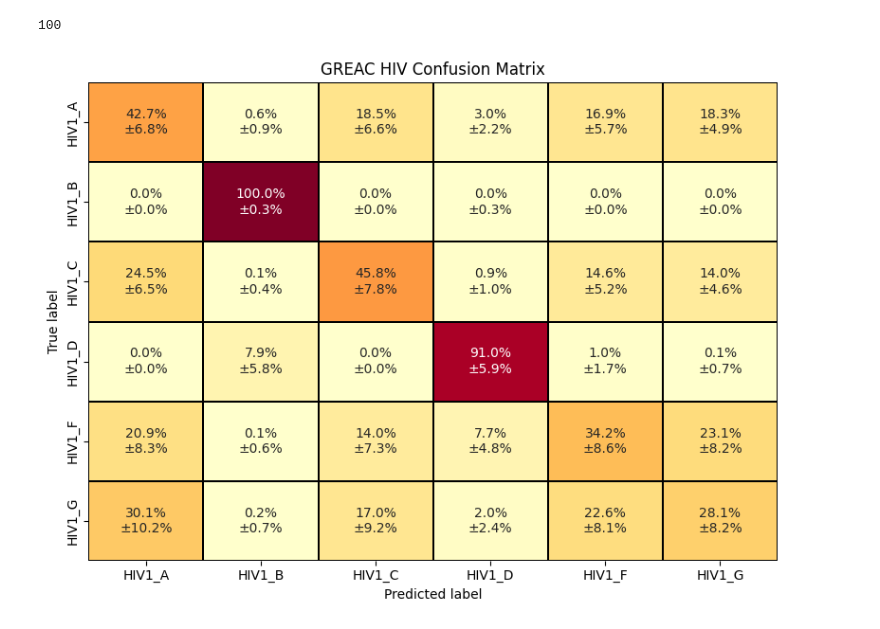
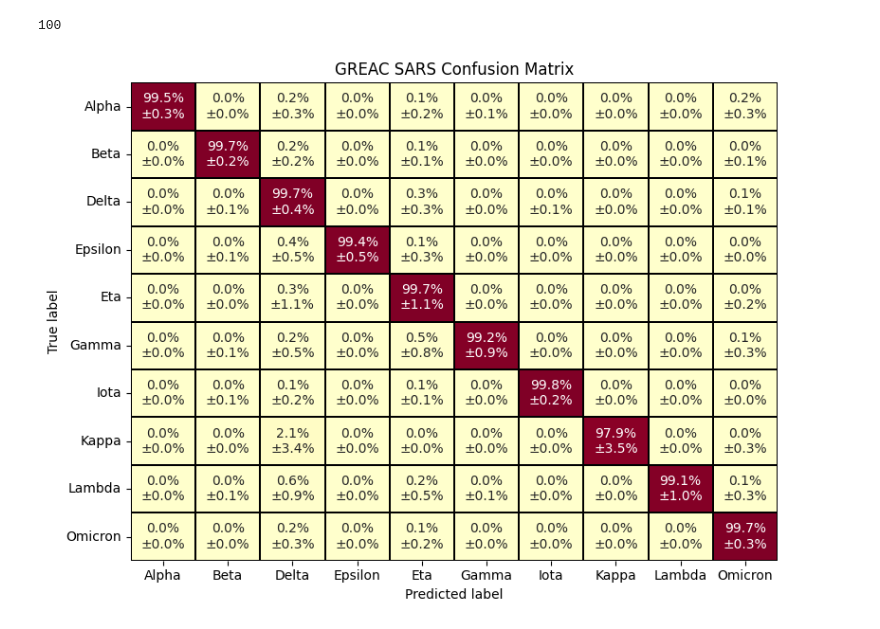
Before and after one commit to SALIPE/genomic-extractor, a Jupyter notebook: notebooks/graph_gen.ipynb, the cells around one changed output. Drawn from its saved outputs; the diff is of its cells as text; code cells hidden in the pictures.

```diff
--- a/notebooks/graph_gen.ipynb
+++ b/notebooks/graph_gen.ipynb
@@ -196,15 +196,16 @@ def analyze_confusion_matrices_from_csv(csv_file_path):
 
     return np.array(confusion_matrices)
 # %%
-# labels = ["Omicron","Beta","Epsilon","Eta","Gamma","Lambda","Delta","Kappa","Iota","Alpha"]
+labels = ["Omicron","Beta","Epsilon","Eta","Gamma","Lambda","Delta","Kappa","Iota","Alpha"]
 # labels = ["B",'A','C','D','E','F']
 # labels = ["type3","type1","type4","type2"]
-labels = ["HIV1_F","HIV1_C","HIV1_D","HIV1_B","HIV1_G","HIV1_A"]
+# labels = ["HIV1_F","HIV1_C","HIV1_D","HIV1_B","HIV1_G","HIV1_A"]
 
-# results = analyze_confusion_matrices_from_csv("./benchmark_results_covid_2.csv")
+
+results = analyze_confusion_matrices_from_csv("/home/salipe/Desktop/genomic-extractor/GREAC/output-9/benchmark_results_sars.csv")
 # results = analyze_confusion_matrices_from_csv("/home/salipe/Desktop/genomic-extractor/GREAC/output-6/benchmark_results_denv.csv")
 # results = analyze_confusion_matrices_from_csv("/home/salipe/Desktop/genomic-extractor/GREAC/output-7/benchmark_results_hbv.csv")
-results = analyze_confusion_matrices_from_csv("/home/salipe/Desktop/genomic-extractor/GREAC/output-7/benchmark_results_hiv.csv")
+# results = analyze_confusion_matrices_from_csv("/home/salipe/Desktop/genomic-extractor/GREAC/output-7/benchmark_results_hiv.csv")
 len(results)
 # %% [output]
 Erro ao processar matriz: cm... - invalid literal for int() with base 10: 'cm'
@@ -216,7 +217,7 @@ hbvlabels = ["A", "B", "C", "D", "E", "F"]
 denvlabels = ["type1","type2","type3","type4"]
 hivlabels = ["HIV1_A","HIV1_B","HIV1_C","HIV1_D","HIV1_F","HIV1_G"]
 
-changelabel = hivlabels
+changelabel = covlabels
 
 confusion_matrices = np.array(results)
 
@@ -266,33 +267,33 @@ for i in range(cm_normalized_reordered.shape[0]):
         annotations[i, j] = f"{mean_val*100:.1f}%\n±{std_val*100:.1f}%"
 
 
 
 # Criar figura única
 fig, ax = plt.subplots(figsize=(8, 6))
 
 # Heatmap com matriz normalizada (valores entre 0 e 1)
 sns.heatmap(ax=ax,
             data=cm_normalized_df,
             annot=annotations,
             fmt="",
             cmap='YlOrRd',
             linecolor="black",
             linewidths=.1,
             cbar=False,
             vmin=0,
             vmax=1)
 
 # ax.set_xticklabels(covlabels)
-ax.set_title("GREAC HIV Confusion Matrix")
+ax.set_title("GREAC SARS Confusion Matrix")
 # X and Y Labels
 ax.set_ylabel("True label")
 ax.set_xlabel("Predicted label")
 
 # Y ticks labels
 # ax.yaxis.set_ticklabels(covlabels, rotation=0)
 
 plt.tight_layout()
-plt.savefig("greac_hiv_cm.pdf", dpi=300, format="pdf", bbox_inches="tight")
+plt.savefig("greac_sars_cm.pdf", dpi=300, format="pdf", bbox_inches="tight")
 plt.show()
 # %% [output]
-[figure, old version]
+[figure, new version]
```
Also changed, not shown: 42 other files.
